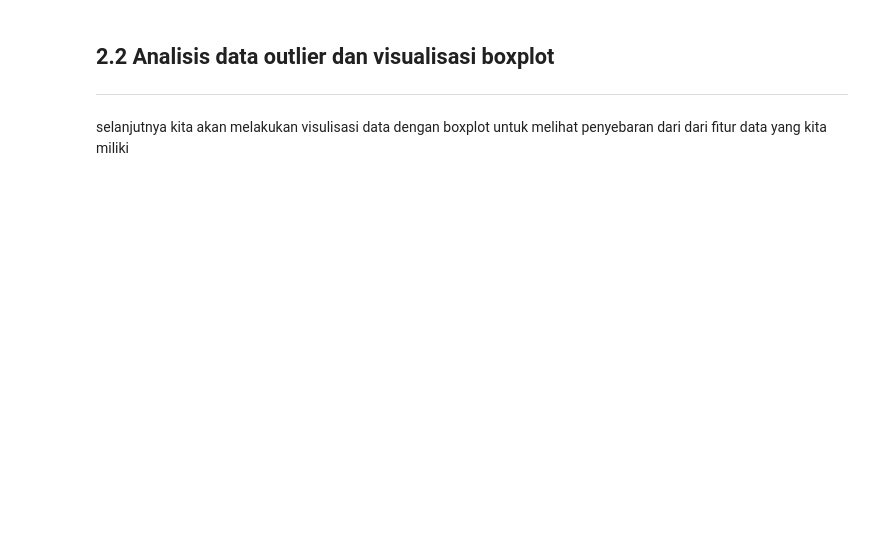
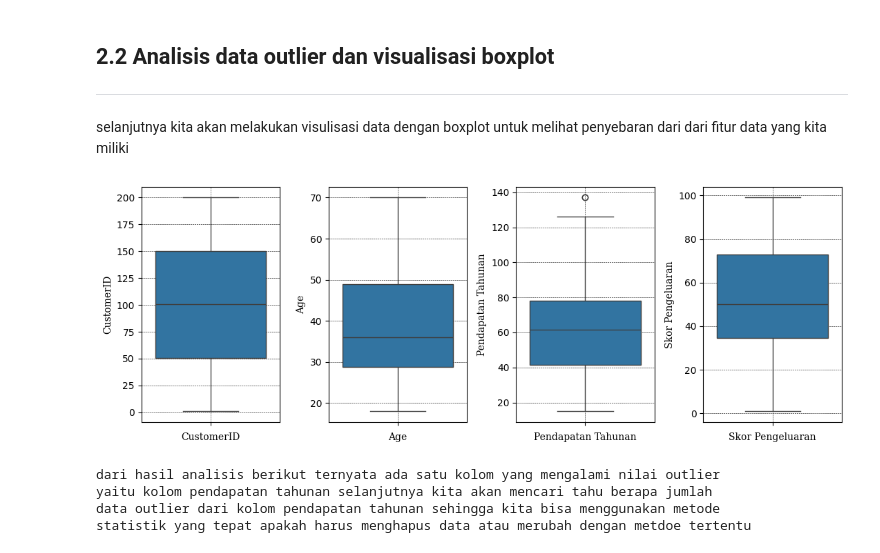
Before and after one commit to BlackBox-Ops/ML-Customer-Segmentation, a Jupyter notebook: notebooks/analisis_eda.ipynb, the cells around one changed output. Cells and saved outputs as stored; diff of their text form; code cells hidden in the pictures; blank space fills up the shorter version.

Commit message:
menambahkan analisis dengan teknik winsorize dan analiis dengan kde sera cdf

```diff
--- a/notebooks/analisis_eda.ipynb
+++ b/notebooks/analisis_eda.ipynb
@@ -106,7 +106,7 @@ Tahap selanjutnya kita akan masuk kedalam tahap analisis EDA untuk melakukan pre
 pada proses ini kita akan melakukan perubahan nama fitur pada kolom datasheet kita agar mudah untuk melakukan analisis kedepannya
 # %%
 # rename kolom annual income dan spending skor
-df = df.rename(columns={'Annual Income (k$)':'Pendapatan_Tahunan', 'Spending Score (1-100)':'Pengeluaran_Tahunan'})
+df = df.rename(columns={'Annual Income (k$)':'Pendapatan_Tahunan', 'Spending Score (1-100)':'Skor_Pengeluaran'})
 print(df.head())
 
 print("""
@@ -136,0 +133,32 @@ selanjutnya kita akan melakukan visulisasi data dengan boxplot untuk melihat pen
+# %%
+# Buat visualisasi data dengan boxplot
+fig, axs = plt.subplots(1, 4, figsize=(11, 4))
+
+# Fungsi untuk membuat boxplot
+def create_boxplot(ax, y, label):
+    sns.boxplot(y=y, data=df, ax=ax)
+    ax.set_xlabel(label, fontsize=10, fontfamily='serif')
+    ax.set_ylabel(label, fontsize=10, fontfamily='serif')
+    ax.grid(color='black', linestyle='--', linewidth=0.4)
+
+# Buat grafik visualisasi data
+create_boxplot(axs[0], 'CustomerID', 'CustomerID')
+create_boxplot(axs[1], 'Age', 'Age')
+create_boxplot(axs[2], 'Pendapatan_Tahunan', 'Pendapatan Tahunan')
+create_boxplot(axs[3], 'Skor_Pengeluaran', 'Skor Pengeluaran')
+
+plt.tight_layout()
+plt.show()
+
+print("""
+dari hasil analisis berikut ternyata ada satu kolom yang mengalami nilai outlier
+yaitu kolom pendapatan tahunan selanjutnya kita akan mencari tahu berapa jumlah
+data outlier dari kolom pendapatan tahunan sehingga kita bisa menggunakan metode
+statistik yang tepat apakah harus menghapus data atau merubah dengan metdoe tertentu
+""")
+# %% [output]
+[figure, added]
+dari hasil analisis berikut ternyata ada satu kolom yang mengalami nilai outlier
+yaitu kolom pendapatan tahunan selanjutnya kita akan mencari tahu berapa jumlah
+data outlier dari kolom pendapatan tahunan sehingga kita bisa menggunakan metode
+statistik yang tepat apakah harus menghapus data atau merubah dengan metdoe tertentu
```
Also changed, not shown: parts of 15 cells of this notebook.
